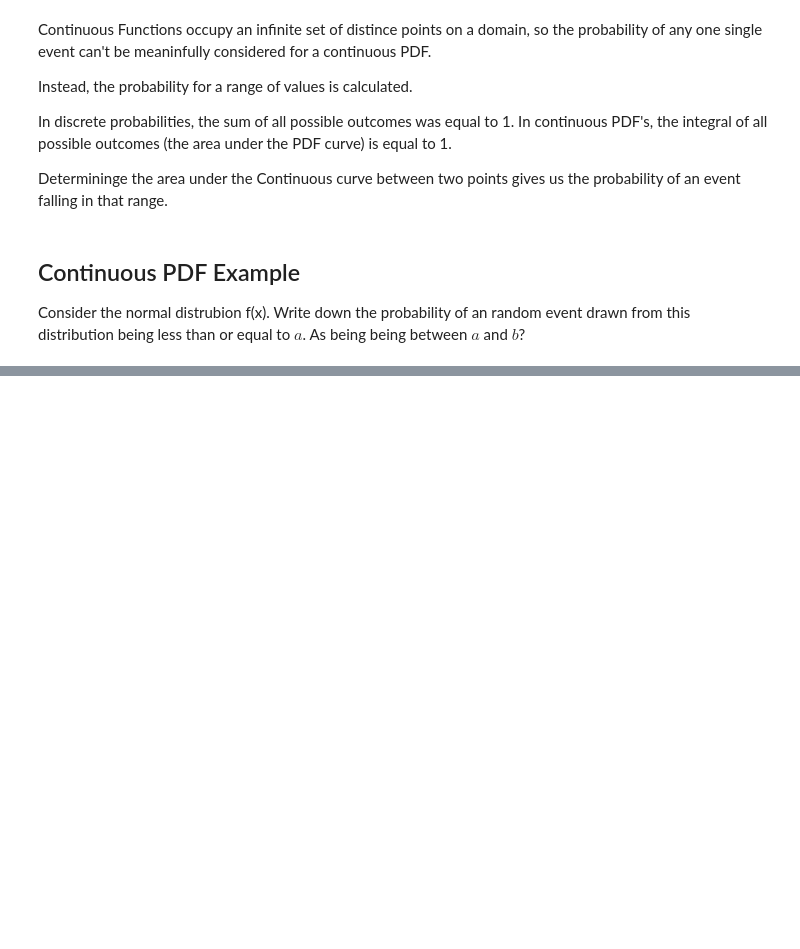
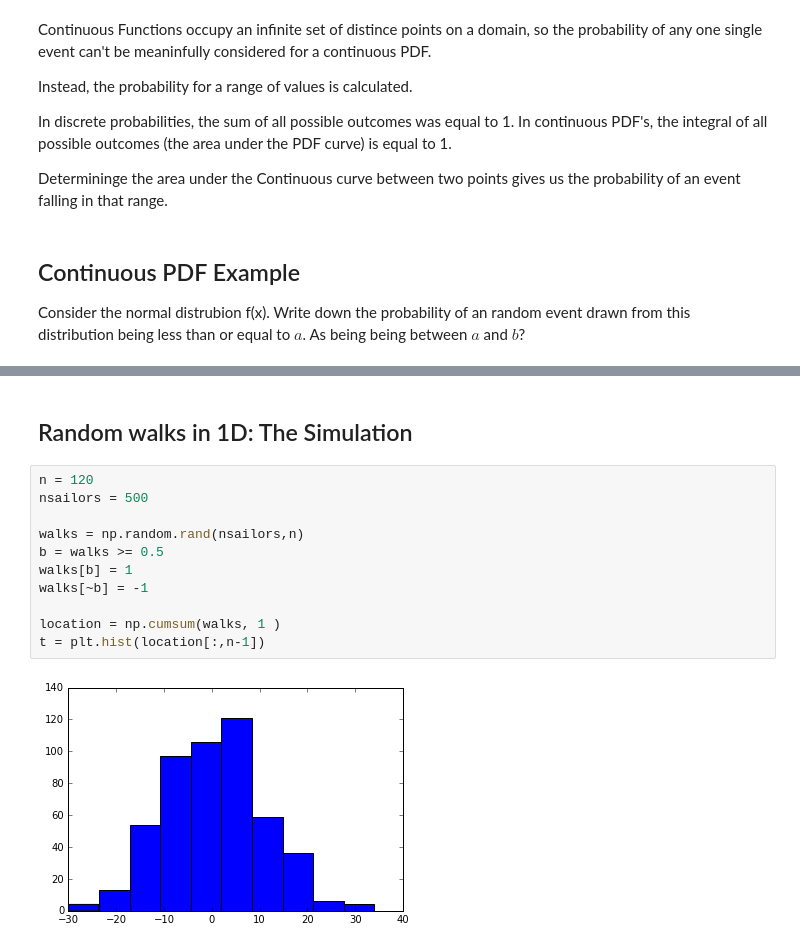
Before and after one commit to rjl09c/ISC4221, a Jupyter notebook: Lecture3.ipynb, the cells around one changed output, grey strips where cells are left out. Drawn from its saved outputs; the diff is of its cells as text; blank space fills up the shorter version.

```diff
--- a/Lecture3.ipynb
+++ b/Lecture3.ipynb
@@ -730,0 +692,15 @@ How would you modify your code to simulate rolling a pair of unfair die?
+# %% [markdown]
+## Random walks in 1D: The Simulation
+# %%
+n = 120
+nsailors = 500
+
+walks = np.random.rand(nsailors,n)
+b = walks >= 0.5
+walks[b] = 1
+walks[~b] = -1
+
+location = np.cumsum(walks, 1 )
+t = plt.hist(location[:,n-1])
+# %% [output]
+[figure, added]
```
Also changed, not shown: parts of 58 cells of this notebook.
